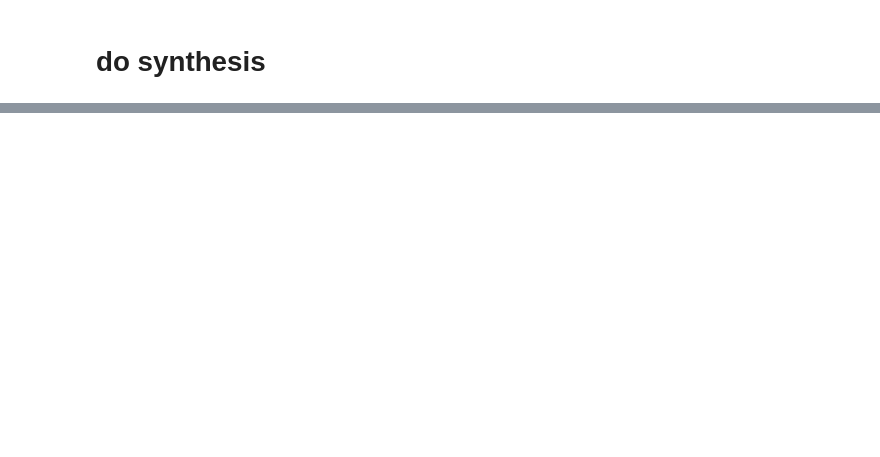
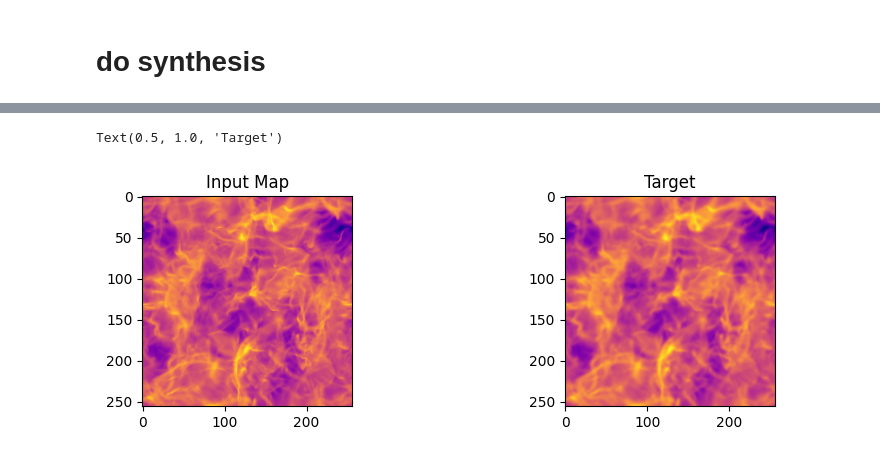
Before and after one commit to Eralys/STL_dev, a Jupyter notebook: STL_main/Certif_2D_Kernel_Torch/Certification_Notebook_2D_kernel.ipynb, the cells around one changed output, grey strips where cells are left out. Drawn from its saved outputs; the diff is of its cells as text; code cells hidden in the pictures; blank space fills up the shorter version.

```diff
--- a/STL_main/Certif_2D_Kernel_Torch/Certification_Notebook_2D_kernel.ipynb
+++ b/STL_main/Certif_2D_Kernel_Torch/Certification_Notebook_2D_kernel.ipynb
@@ -90,10 +96,13 @@ target = w_op.apply_smooth(data).array.cpu().numpy()
 # %%
-plt.figure(figsize=(16,6))
+plt.figure(figsize=(10,6))
 plt.subplot(2,2,1)
 plt.imshow(im,cmap='plasma')
 plt.title('Input Map')
 plt.subplot(2,2,2)
-plt.imshow(target[0],cmap='plasma')
+plt.imshow(target,cmap='plasma')
 plt.title('Target')
+# %% [output]
+Text(0.5, 1.0, 'Target')
+[figure, added]
 # %%
 u,histo = optimize_scattering_LBFGS(
```
Also changed, not shown: parts of 5 cells of this notebook, 2 other files.
